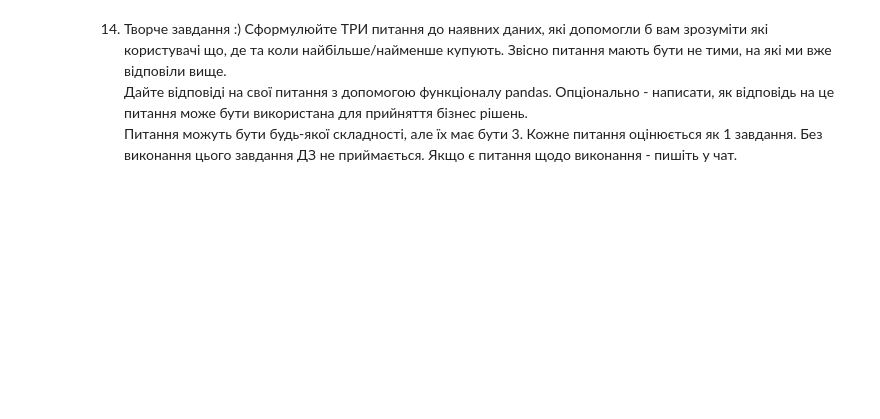
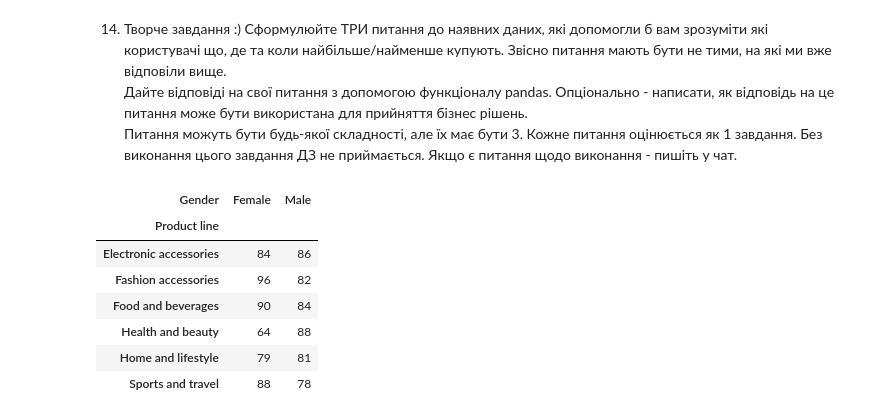
Before and after one commit to MarinaPolis/python_homework, a Jupyter notebook: HW 4. Pandas.ipynb, the cells around one changed output. Cells and saved outputs as stored; diff of their text form; code cells hidden in the pictures; blank space fills up the shorter version.

```diff
--- a/HW 4. Pandas.ipynb
+++ b/HW 4. Pandas.ipynb
@@ -209,4 +246,4 @@ pivot
 13.Виведіть кількість покупок погодинно та зробіть висновок, коли в магазині роблять найбільше покупок.
 Для цього створіть нову колонку в наборі даних з назвою Hour. Тип колонки - int. Виведіть тип колонки та перші 5 записів. Далі використовуючи цю колонку, сформуйте структуру, де кожній годині відповідає кількість покупок. З огляду на цю структуру дайте відповідь, о якій годині найбільше було покупок. Дивлячись на найбільш популярні для покупок години, які гіпотези про поведінку користувачів можемо зробити? Чому вони найчастіше купують саме в цей час?
 # %%
-df['Hour'] = [7, 8, 9]
+df['Hour'] = df.Time.apply(lambda x: x[:2])
@@ -218,3 +280,15 @@ df['Hour'] = [7, 8, 9]
 14. Творче завдання :) Сформулюйте ТРИ питання до наявних даних, які допомогли б вам зрозуміти які користувачі що, де та коли найбільше/найменше купують. Звісно питання мають бути не тими, на які ми вже відповіли вище.
     Дайте відповіді на свої питання з допомогою функціоналу pandas. Опціонально - написати, як відповідь на це питання може бути використана для прийняття бізнес рішень.
     Питання можуть бути будь-якої складності, але їх має бути 3. Кожне питання оцінюється як 1 завдання. Без виконання цього завдання ДЗ не приймається. Якщо є питання щодо виконання - пишіть у чат.
+# %%
+df_gender = df.pivot_table(index = ['Product line'], columns = ['Gender'], aggfunc='size')
+df_gender.style.background_gradient(axis=0)
+# %% [output]
+| Gender | Female | Male |
+| Product line |  |  |
+| Electronic accessories | 84 | 86 |
+| Fashion accessories | 96 | 82 |
+| Food and beverages | 90 | 84 |
+| Health and beauty | 64 | 88 |
+| Home and lifestyle | 79 | 81 |
+| Sports and travel | 88 | 78 |
```
Also changed, not shown: parts of 6 cells of this notebook.
